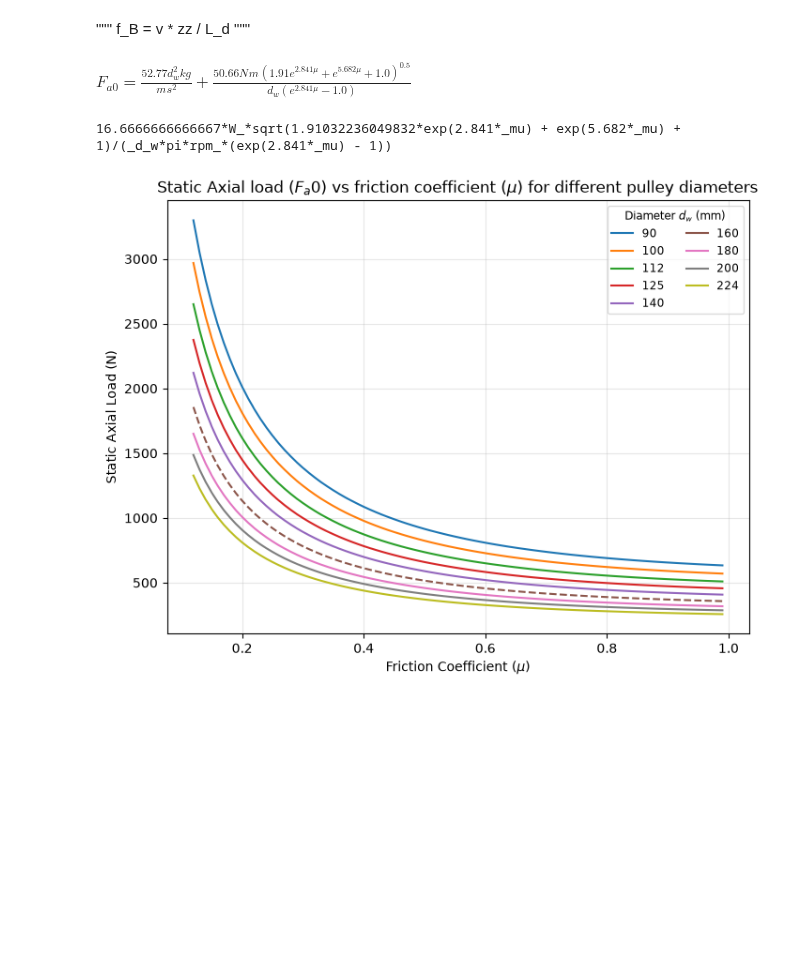
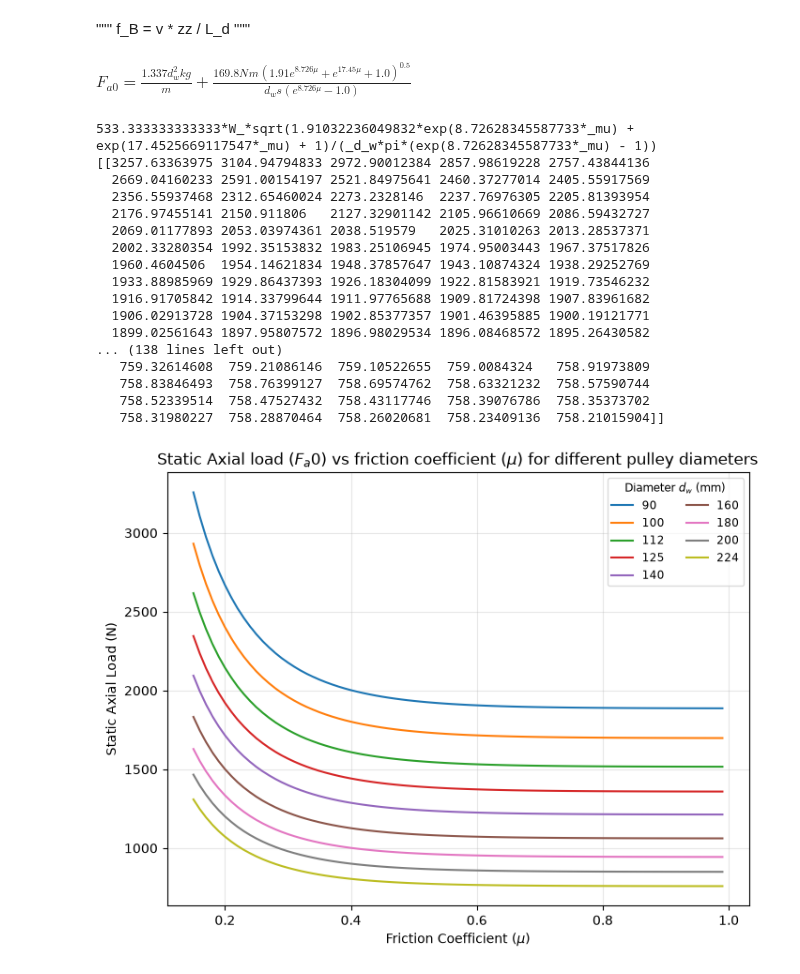
Before and after one commit to ceenyam/machine_design, a Jupyter notebook: Project-class 2-Belt.ipynb, the cells around one changed output. Drawn from its saved outputs; the diff is of its cells as text; code cells hidden in the pictures; blank space fills up the shorter version.

```diff
--- a/Project-class 2-Belt.ipynb
+++ b/Project-class 2-Belt.ipynb
@@ -329,15 +329,19 @@ BF = RnM.Belt()
 B.K_A = 1.5
 B.beta_1 = 2.841
 B.eta = 0.9
-B.P = 15000*W_
+B.P = 8000*W_
 #B.d_w = 160*mm_
-B.n = 1500*rpm_
+B.n = 25 # rev/s
 B.alpha = UM.All_to_SI( 38*deg_)
 B.rho = 1.3*kg_/(dm_*dm_*dm_)
 B.A_S = 55.56*mm_*mm_
 B.z = 3
 
 B.v = B.E16_36_BeltSpeed()
+
+B.muprime = B.E16_1B_Set2muprime()
+B.mu = B.muprime
+
 B.m = B.E16_3_Eytelwein()
 B.Pprime = B.P*B.K_A/B.eta
 B.F_t = B.Pprime / B.v
@@ -352,38 +356,54 @@ t=HM.EqPrint('F_a0',B.F_a0)
 
 
 
 # 1. Convert mm to meters as pure numerical floats (divide by 1000)
 diameter_mm = [90, 100, 112, 125, 140, 160, 180, 200, 224]
 diameter_vals = [d / 1000.0 for d in diameter_mm]  # Pure numbers in meters
 
-mu_vals = np.arange(0.12, 1.0, 0.01)
+mu_vals = np.arange(0.15, 1.0, 0.01)
 
 # Evaluate axle load
 print(B.F_a)
 F_a0_vals, A, C = HM.evaluate(B.F_a0, {'d_w': diameter_vals, 'mu': mu_vals})
 
-# 2. Convert SymPy numeric objects to a clean NumPy float array
-F_a0_vals = np.array(F_a0_vals, dtype=float)
+print(F_a0_vals)
+
+
 
 fig, ax = plt.subplots(figsize=(8, 6))
 
 
 lines = ax.plot(mu_vals, F_a0_vals.T)
 
 ax.legend(lines, diameter_mm, title=r'Diameter $d_w$ (mm)',
           loc='upper right', ncol=2, fontsize='small', title_fontsize='small',
           framealpha=0.7)
 
 ax.set_title('Static Axial load $(F_a0)$ vs friction coefficient $(\mu)$ for different pulley diameters')
 ax.set_xlabel(r'Friction Coefficient ($\mu$)')
 ax.set_ylabel('Static Axial Load (N)')
-lines[diameter_mm.index(160)].set_linestyle('--')
 
 
 plt.grid(True, alpha=0.3)
 plt.show()
 # %% [output]
-$\displaystyle F_{a0} = \frac{52.77 d_{w}^{2} kg_{}}{m_{} s_{}^{2}} + \frac{50.66 N_{} m_{} \left(1.91 e^{2.841 \mu} + e^{5.682 \mu} + 1.0\right)^{0.5}}{d_{w} \left(e^{2.841 \mu} - 1.0\right)}$
+$\displaystyle F_{a0} = \frac{1.337 d_{w}^{2} kg_{}}{m_{}} + \frac{169.8 N_{} m_{} \left(1.91 e^{8.726 \mu} + e^{17.45 \mu} + 1.0\right)^{0.5}}{d_{w} s_{} \left(e^{8.726 \mu} - 1.0\right)}$
-16.6666666666667*W_*sqrt(1.91032236049832*exp(2.841*_mu) + exp(5.682*_mu) + 1)/(_d_w*pi*rpm_*(exp(2.841*_mu) - 1))
+533.333333333333*W_*sqrt(1.91032236049832*exp(8.72628345587733*_mu) + exp(17.4525669117547*_mu) + 1)/(_d_w*pi*(exp(8.72628345587733*_mu) - 1))
+[[3257.63363975 3104.94794833 2972.90012384 2857.98619228 2757.43844136
+  2669.04160233 2591.00154197 2521.84975641 2460.37277014 2405.55917569
+  2356.55937468 2312.65460024 2273.2328146  2237.76976305 2205.81393954
+  2176.97455141 2150.911806   2127.32901142 2105.96610669 2086.59432727
+  2069.01177893 2053.03974361 2038.519579   2025.31010263 2013.28537371
+  2002.33280354 1992.35153832 1983.25106945 1974.95003443 1967.37517826
+  1960.4604506  1954.14621834 1948.37857647 1943.10874324 1938.29252769
+  1933.88985969 1929.86437393 1926.18304099 1922.81583921 1919.73546232
+  1916.91705842 1914.33799644 1911.97765688 1909.81724398 1907.83961682
+  1906.02913728 1904.37153298 1902.85377357 1901.46395885 1900.19121771
+  1899.02561643 1897.95807572 1896.98029534 1896.08468572 1895.26430582
+... (138 lines left out)
+   759.32614608  759.21086146  759.10522655  759.0084324   758.91973809
+   758.83846493  758.76399127  758.69574762  758.63321232  758.57590744
+   758.52339514  758.47527432  758.43117746  758.39076786  758.35373702
+   758.31980227  758.28870464  758.26020681  758.23409136  758.21015904]]
-[figure, old version]
+[figure, new version]
 # %%
```
Also changed, not shown: parts of 2 cells of this notebook.
